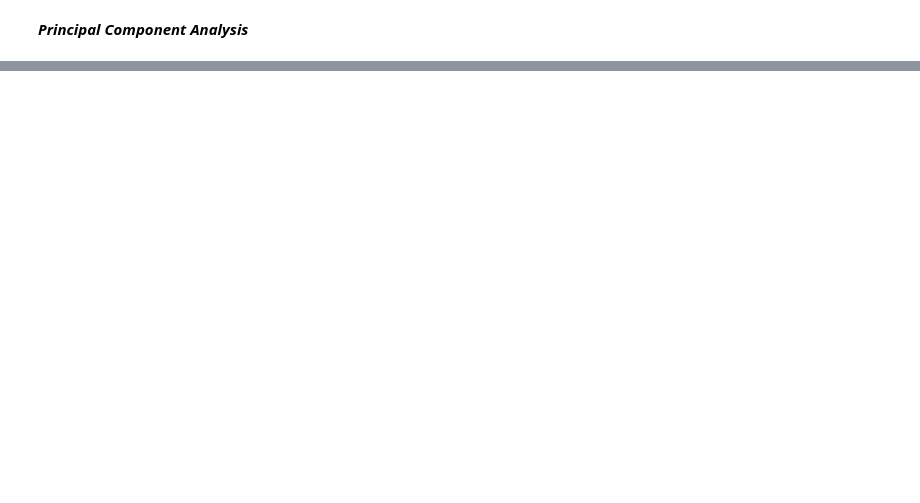
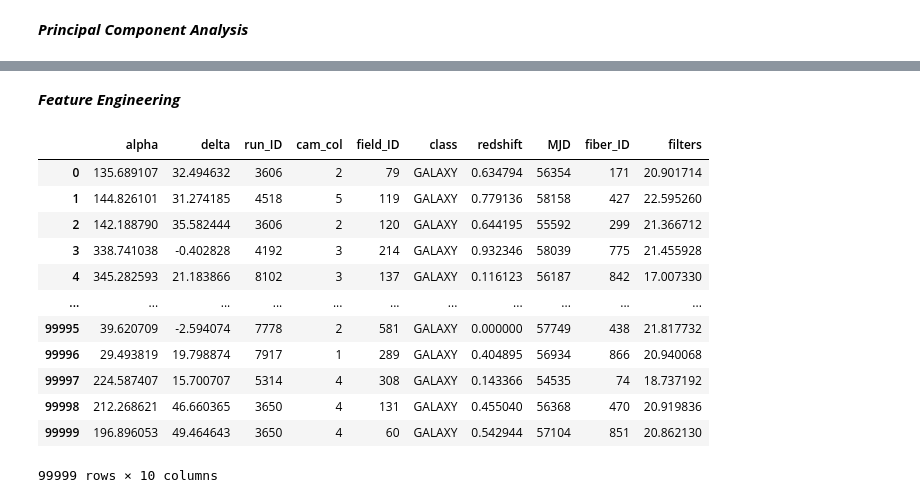
Before and after one commit to john-a-dixon/stellar-object-classification, a Jupyter notebook: stellar.ipynb, the cells around one changed output, grey strips where cells are left out. Saved outputs shown, nothing was run; the diff lists cells and outputs as text; code cells hidden in the pictures; blank space fills up the shorter version.

Commit message:
Added simple feature engineering. Didn't do crap.

```diff
--- a/stellar.ipynb
+++ b/stellar.ipynb
@@ -677,0 +725,21 @@ metrics_df
+# %% [markdown]
+**_Feature Engineering_**
+# %%
+stellar_engineered_df = stellar_df.copy()
+stellar_engineered_df["filters"] = (stellar_df["u"] + stellar_df["g"] + stellar_df["i"] + stellar_df["r"] + stellar_df["z"])/5
+stellar_engineered_df.drop(columns=["u", "g", "r", "i", "z"], inplace=True)
+stellar_engineered_df
+# %% [output]
+|  | alpha | delta | run_ID | cam_col | field_ID | class | redshift | MJD | fiber_ID | filters |
+| 0 | 135.689107 | 32.494632 | 3606 | 2 | 79 | GALAXY | 0.634794 | 56354 | 171 | 20.901714 |
+| 1 | 144.826101 | 31.274185 | 4518 | 5 | 119 | GALAXY | 0.779136 | 58158 | 427 | 22.595260 |
+| 2 | 142.188790 | 35.582444 | 3606 | 2 | 120 | GALAXY | 0.644195 | 55592 | 299 | 21.366712 |
+| 3 | 338.741038 | -0.402828 | 4192 | 3 | 214 | GALAXY | 0.932346 | 58039 | 775 | 21.455928 |
+| 4 | 345.282593 | 21.183866 | 8102 | 3 | 137 | GALAXY | 0.116123 | 56187 | 842 | 17.007330 |
+| ... | ... | ... | ... | ... | ... | ... | ... | ... | ... | ... |
+| 99995 | 39.620709 | -2.594074 | 7778 | 2 | 581 | GALAXY | 0.000000 | 57749 | 438 | 21.817732 |
+| 99996 | 29.493819 | 19.798874 | 7917 | 1 | 289 | GALAXY | 0.404895 | 56934 | 866 | 20.940068 |
+| 99997 | 224.587407 | 15.700707 | 5314 | 4 | 308 | GALAXY | 0.143366 | 54535 | 74 | 18.737192 |
+| 99998 | 212.268621 | 46.660365 | 3650 | 4 | 131 | GALAXY | 0.455040 | 56368 | 470 | 20.919836 |
+| 99999 | 196.896053 | 49.464643 | 3650 | 4 | 60 | GALAXY | 0.542944 | 57104 | 851 | 20.862130 |
+99999 rows × 10 columns
```
Also changed, not shown: parts of 8 cells of this notebook.
